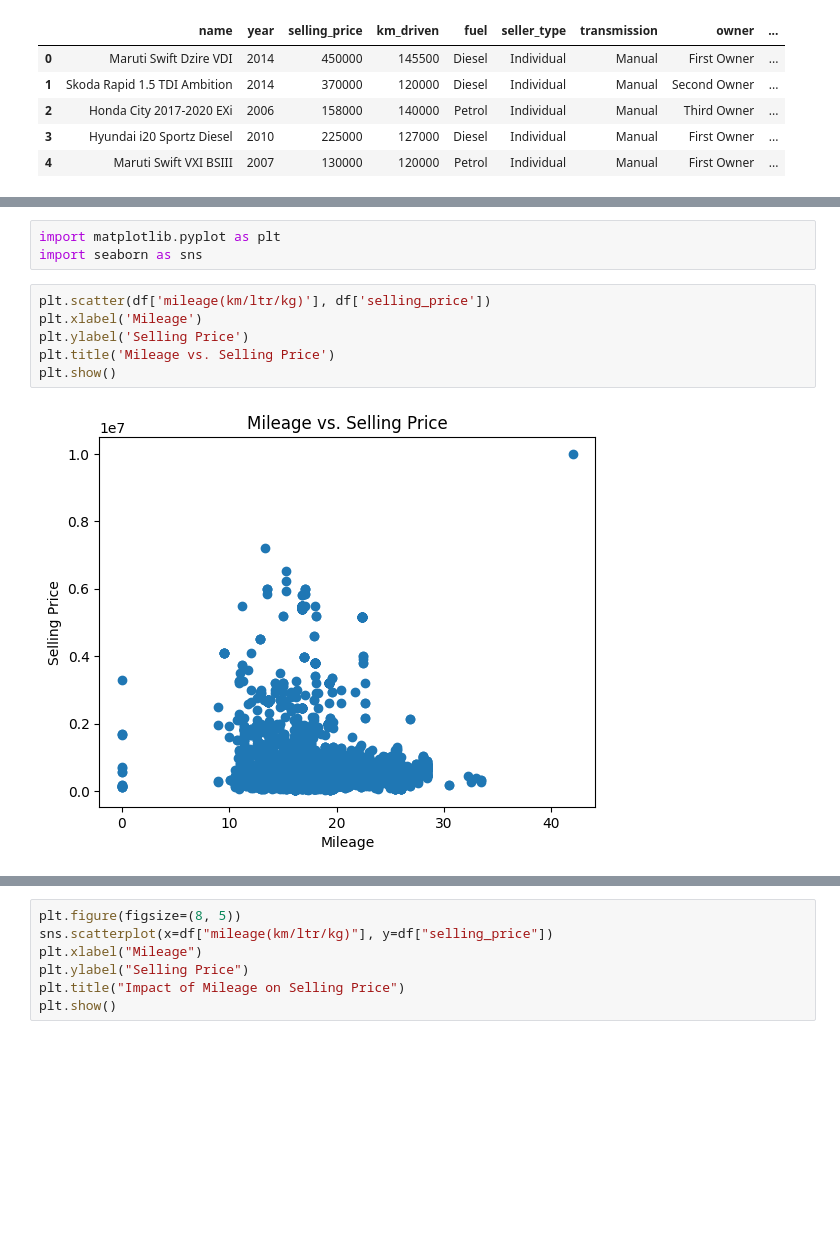
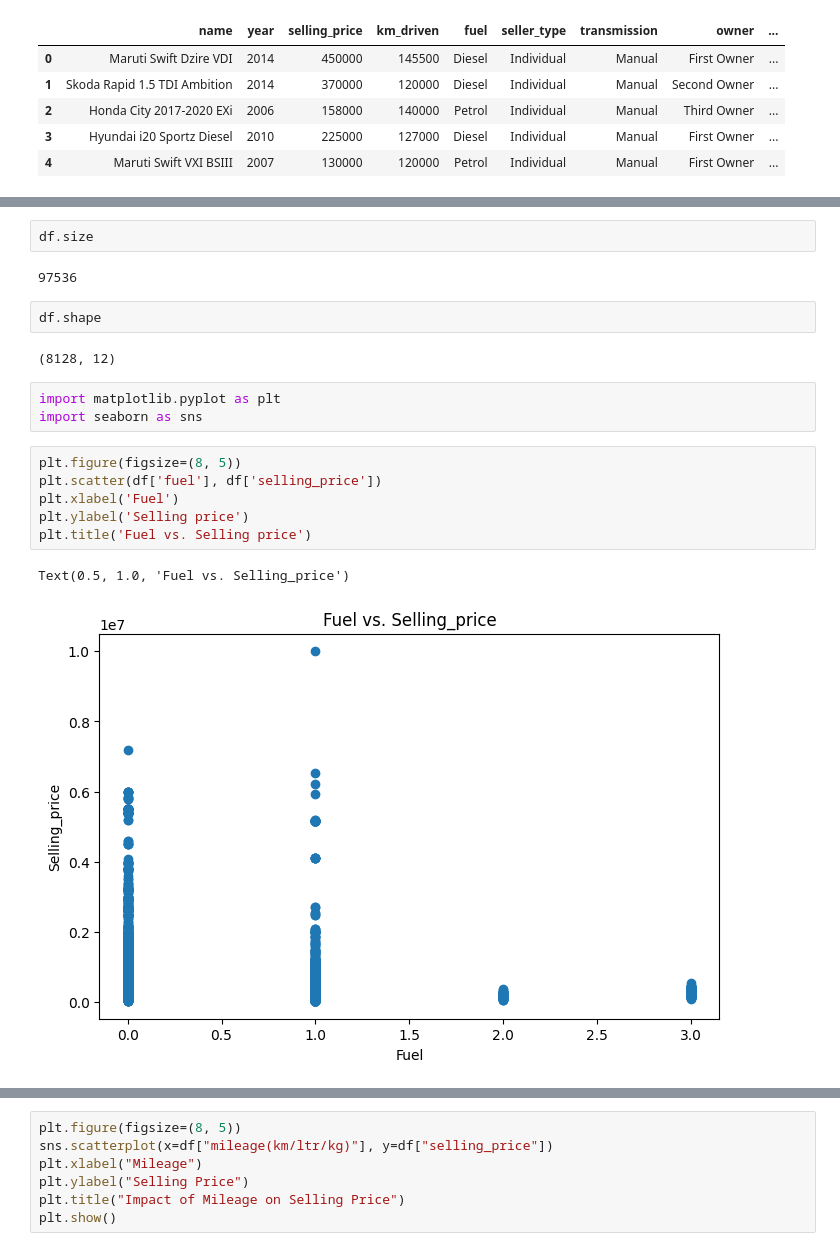
Before and after one commit to shakeraema/Dataset_Manipulation, a Jupyter notebook: Task_PDS.ipynb, the cells around one changed output, grey strips where cells are left out. Cells and saved outputs as stored; diff of their text form; blank space fills up the shorter version.

```diff
--- a/Task_PDS.ipynb
+++ b/Task_PDS.ipynb
@@ -70,11 +72,20 @@ df.describe()
+# %%
+df.size
+# %% [output]
+97536
+# %%
+df.shape
+# %% [output]
+(8128, 12)
 # %%
 import matplotlib.pyplot as plt
 import seaborn as sns
 # %%
-plt.scatter(df['mileage(km/ltr/kg)'], df['selling_price'])
-plt.xlabel('Mileage')
-plt.ylabel('Selling Price')
-plt.title('Mileage vs. Selling Price')
-plt.show()
+plt.figure(figsize=(8, 5))
+plt.scatter(df['fuel'], df['selling_price'])
+plt.xlabel('Fuel')
+plt.ylabel('Selling price')
+plt.title('Fuel vs. Selling price')
 # %% [output]
+Text(0.5, 1.0, 'Fuel vs. Selling_price')
-[figure, old version]
+[figure, new version]
```
Also changed, not shown: parts of 37 cells of this notebook.
